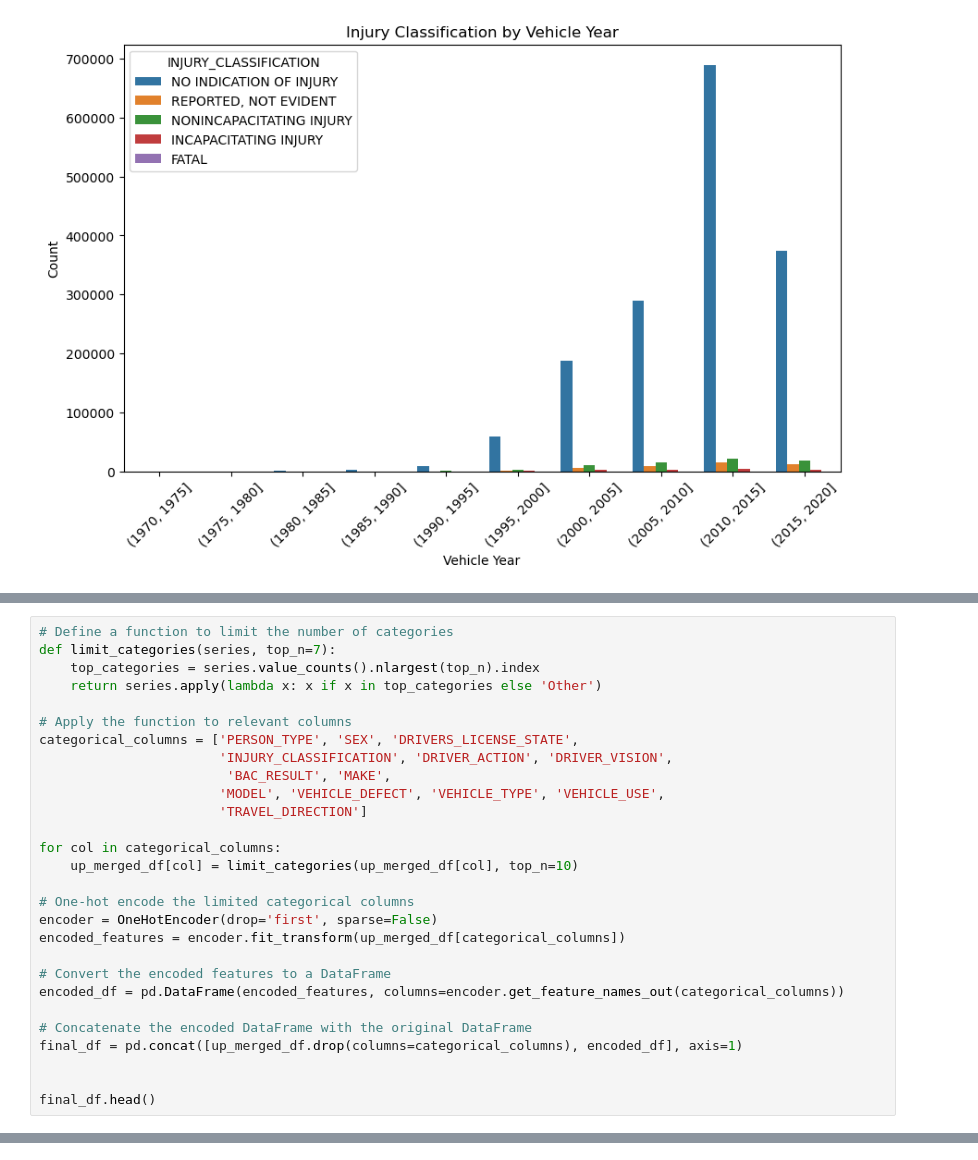
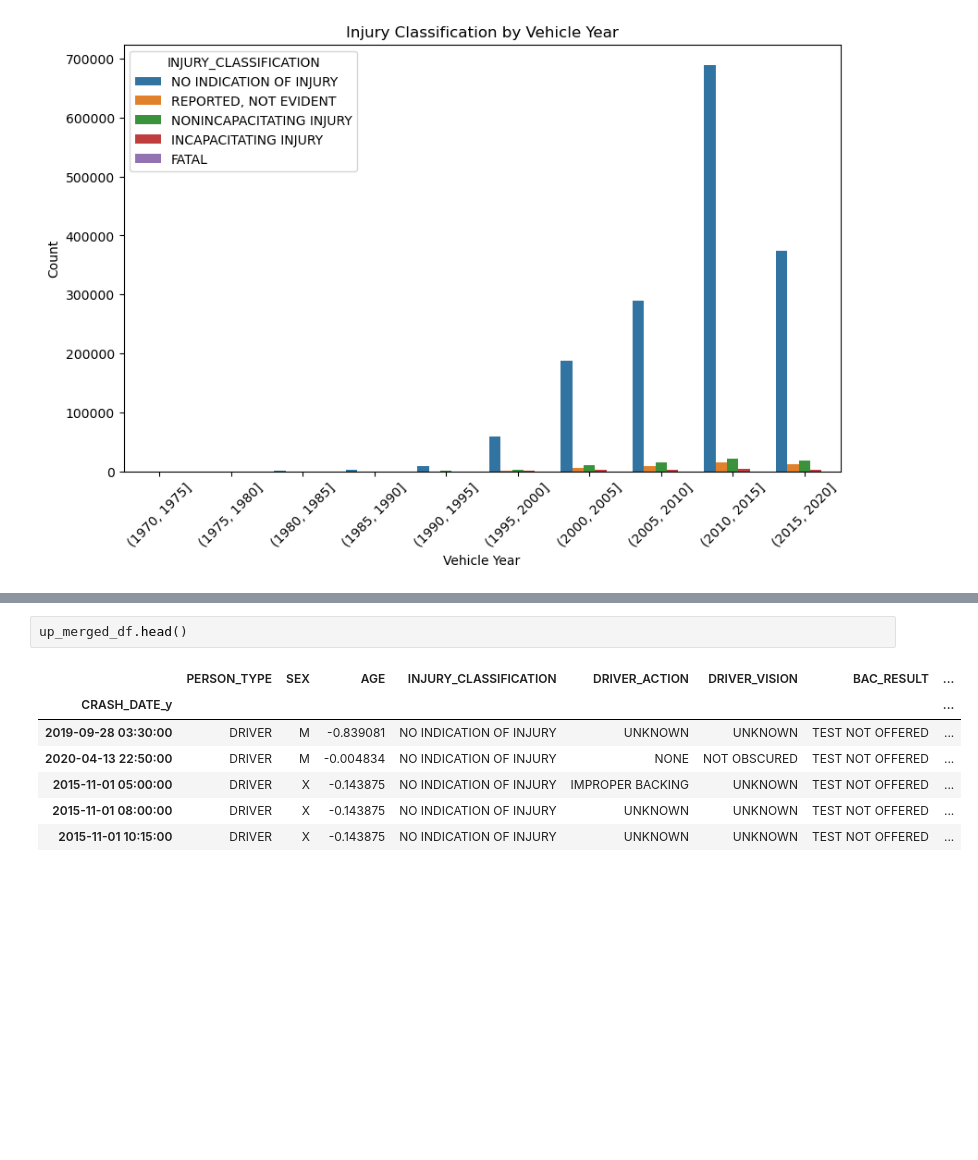
Before and after one commit to William-Itotia/DSC-Chicago-Car-Crash-Analysis, a Jupyter notebook: Project.ipynb, the cells around one changed output, grey strips where cells are left out. Cells and saved outputs as stored; diff of their text form; blank space fills up the shorter version.

```diff
--- a/Project.ipynb
+++ b/Project.ipynb
@@ -638,28 +615,0 @@ Limiting the number of Categories: For each categorical variable, we keep only t
-# %%
-# Define a function to limit the number of categories
-def limit_categories(series, top_n=7):
-    top_categories = series.value_counts().nlargest(top_n).index
-    return series.apply(lambda x: x if x in top_categories else 'Other')
-
-# Apply the function to relevant columns
-categorical_columns = ['PERSON_TYPE', 'SEX', 'DRIVERS_LICENSE_STATE',
-                       'INJURY_CLASSIFICATION', 'DRIVER_ACTION', 'DRIVER_VISION',
-                        'BAC_RESULT', 'MAKE',
-                       'MODEL', 'VEHICLE_DEFECT', 'VEHICLE_TYPE', 'VEHICLE_USE',
-                       'TRAVEL_DIRECTION']
-
-for col in categorical_columns:
-    up_merged_df[col] = limit_categories(up_merged_df[col], top_n=10)
-
-# One-hot encode the limited categorical columns
-encoder = OneHotEncoder(drop='first', sparse=False)
-encoded_features = encoder.fit_transform(up_merged_df[categorical_columns])
-
-# Convert the encoded features to a DataFrame
-encoded_df = pd.DataFrame(encoded_features, columns=encoder.get_feature_names_out(categorical_columns))
-
-# Concatenate the encoded DataFrame with the original DataFrame
-final_df = pd.concat([up_merged_df.drop(columns=categorical_columns), encoded_df], axis=1)
-
-
-final_df.head()
@@ -684,0 +616,10 @@ InvalidIndexError: Reindexing only valid with uniquely valued Index objects
+# %%
+up_merged_df.head()
+# %% [output]
+|  | PERSON_TYPE | SEX | AGE | INJURY_CLASSIFICATION | DRIVER_ACTION | DRIVER_VISION | BAC_RESULT | ... |
+| CRASH_DATE_y |  |  |  |  |  |  |  | ... |
+| 2019-09-28 03:30:00 | DRIVER | M | -0.839081 | NO INDICATION OF INJURY | UNKNOWN | UNKNOWN | TEST NOT OFFERED | ... |
+| 2020-04-13 22:50:00 | DRIVER | M | -0.004834 | NO INDICATION OF INJURY | NONE | NOT OBSCURED | TEST NOT OFFERED | ... |
+| 2015-11-01 05:00:00 | DRIVER | X | -0.143875 | NO INDICATION OF INJURY | IMPROPER BACKING | UNKNOWN | TEST NOT OFFERED | ... |
+| 2015-11-01 08:00:00 | DRIVER | X | -0.143875 | NO INDICATION OF INJURY | UNKNOWN | UNKNOWN | TEST NOT OFFERED | ... |
+| 2015-11-01 10:15:00 | DRIVER | X | -0.143875 | NO INDICATION OF INJURY | UNKNOWN | UNKNOWN | TEST NOT OFFERED | ... |
```
Also changed, not shown: parts of 12 cells of this notebook.
